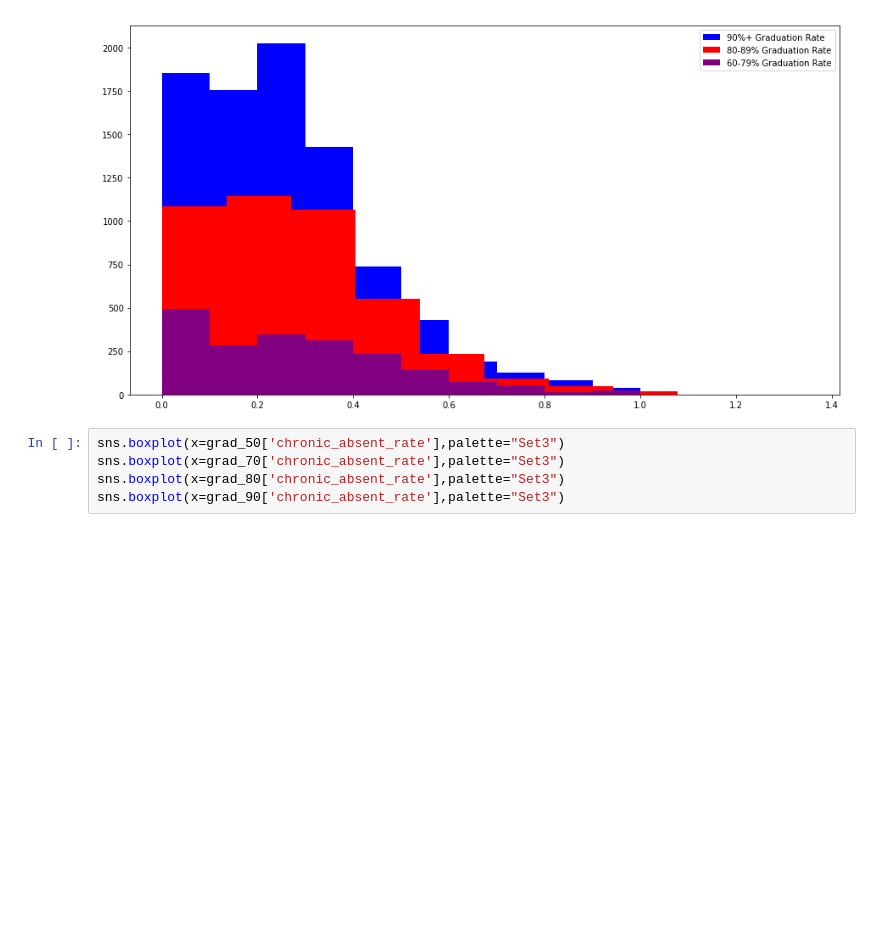
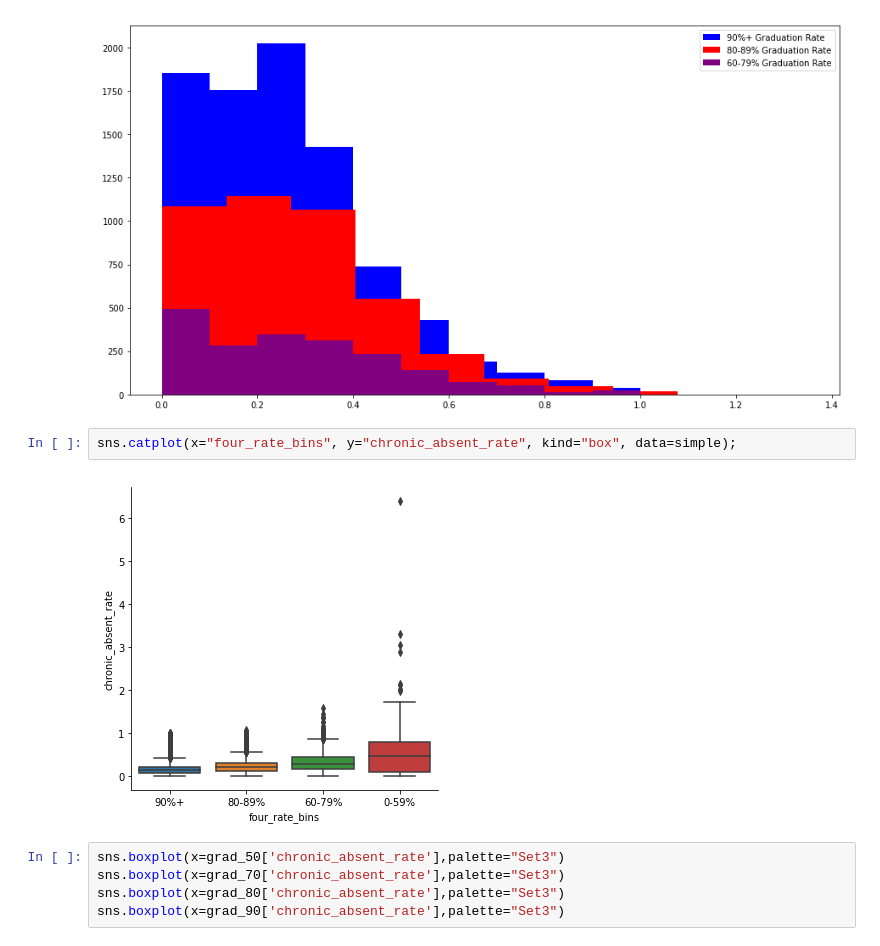
Before and after one commit to hlevymyers/absenteeism_project, a Jupyter notebook: notebooks/Simple_numbers.ipynb, the cells around one changed output. Cells and saved outputs as stored; diff of their text form; blank space fills up the shorter version.

```diff
--- a/notebooks/Simple_numbers.ipynb
+++ b/notebooks/Simple_numbers.ipynb
@@ -165,6 +165,10 @@ plt.legend()
 # %% [output]
 <matplotlib.legend.Legend at 0x...>
 [figure]
+# %%
+sns.catplot(x="four_rate_bins", y="chronic_absent_rate", kind="box", data=simple);
+# %% [output]
+[figure, added]
 # %%
 sns.boxplot(x=grad_50['chronic_absent_rate'],palette="Set3")
 sns.boxplot(x=grad_70['chronic_absent_rate'],palette="Set3")
```
Also changed, not shown: parts of 25 cells of this notebook, 2 other files.
